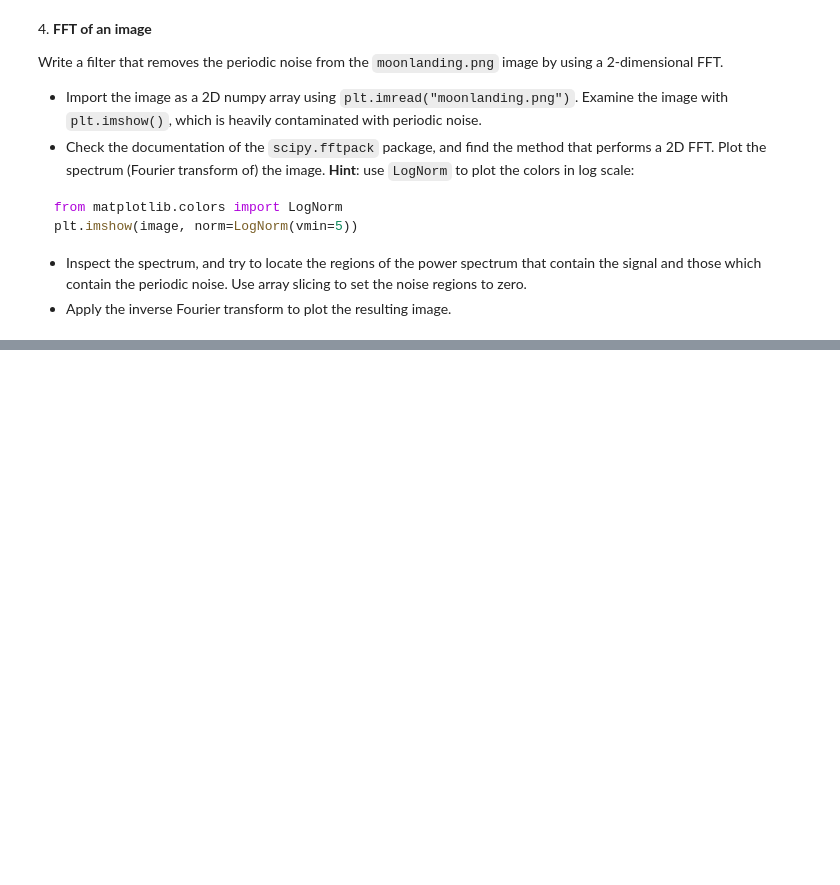
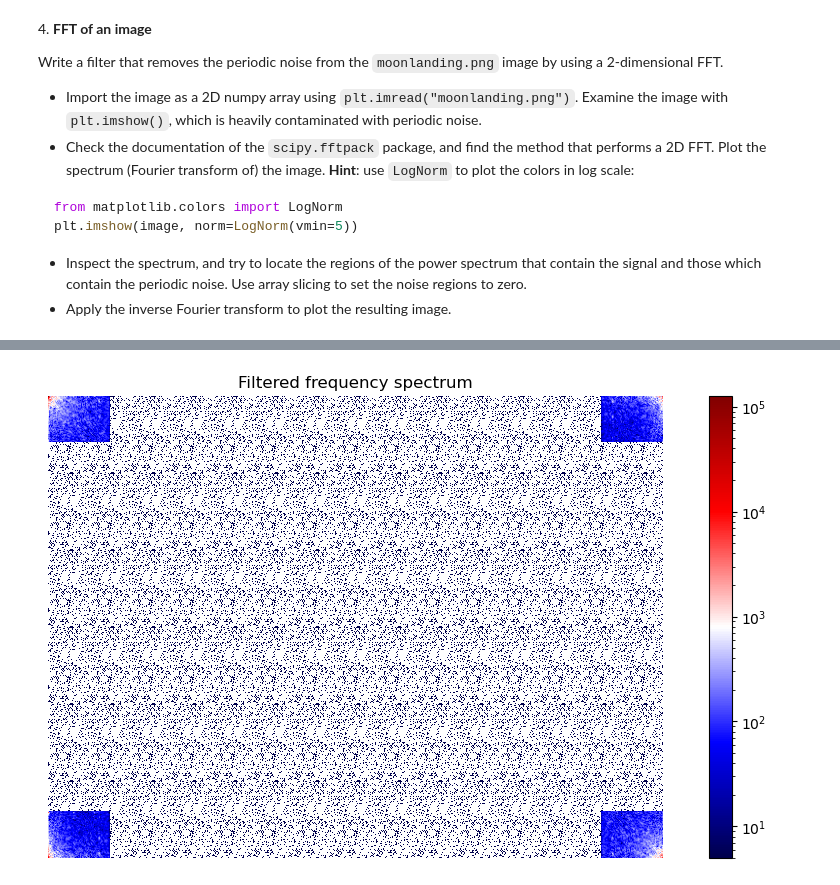
Before and after one commit to PhysicsOfData/LaboratoryOfComputationalPhysics_Y4, a Jupyter notebook: 09ex_algorithms.ipynb, the cells around one changed output, grey strips where cells are left out. Cells and saved outputs as stored; diff of their text form; code cells hidden in the pictures; blank space fills up the shorter version.

```diff
--- a/09ex_algorithms.ipynb
+++ b/09ex_algorithms.ipynb
@@ -366,0 +394,21 @@ plt.imshow(image, norm=LogNorm(vmin=5))
+# %%
+thrsh = 0.1
+
+filtered_im = fft_im.copy()
+
+rows, cols = filtered_im.shape
+
+
+filtered_im[int(rows*thrsh):int(rows*(1-thrsh)), :] = 0
+filtered_im[:, int(cols*thrsh):int(cols*(1-thrsh))] = 0
+
+fig, ax = plt.subplots(figsize=(12,6))
+ax.set_title("Filtered frequency spectrum")
+ax.axis('off')
+
+filtered_spectrum = ax.imshow(np.abs(filtered_im), norm=LogNorm(vmin=5), cmap="seismic")
+fig.colorbar(filtered_spectrum)
+
+plt.show()
+# %% [output]
+[figure, added]
```
Also changed, not shown: parts of 4 cells of this notebook, 1 other file.
